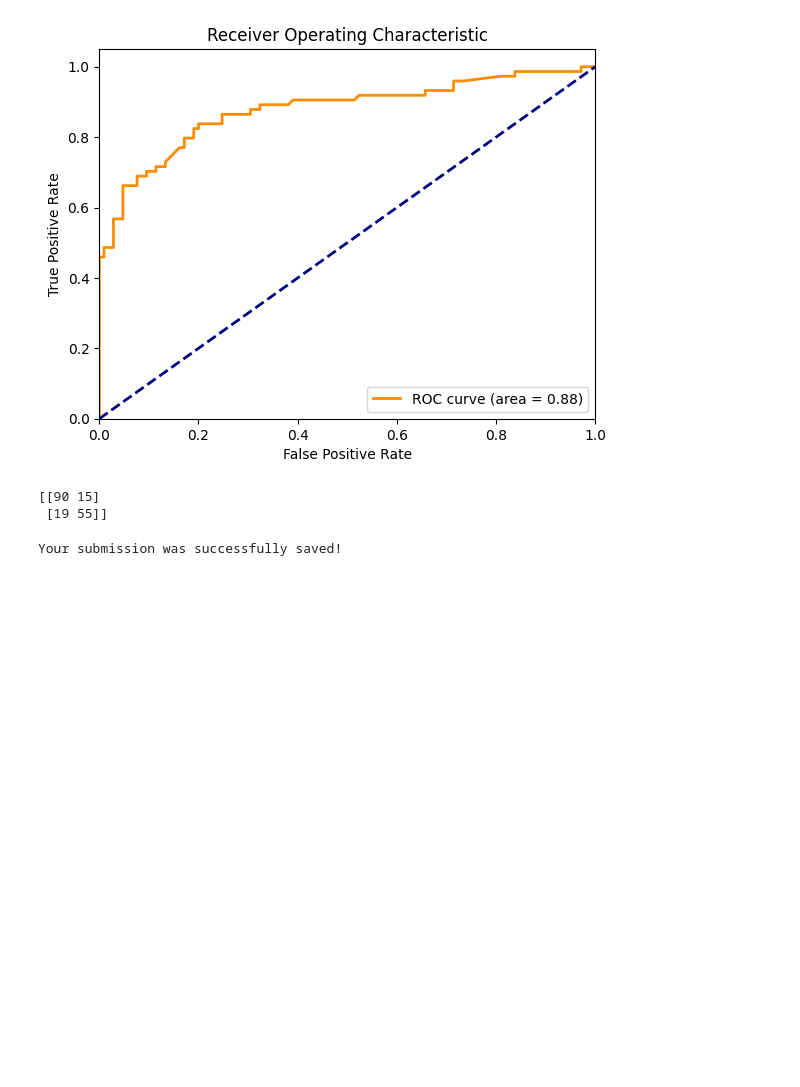
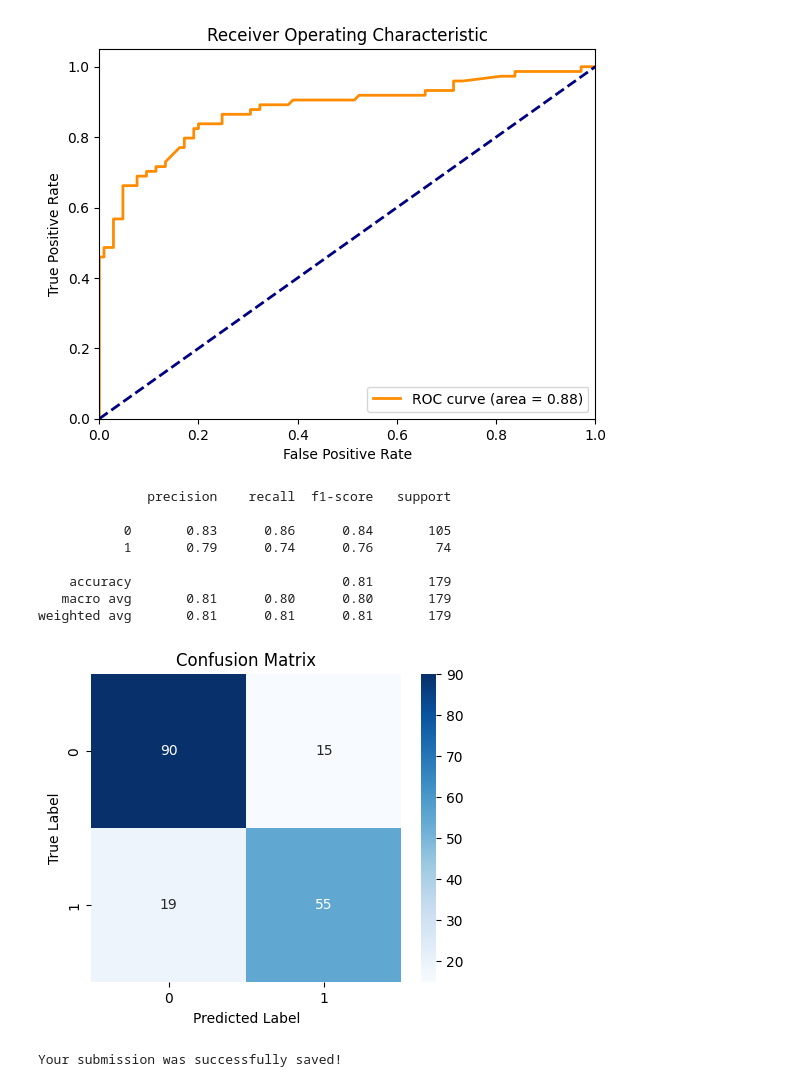
Before and after one commit to gluongo89/Kaggle_Titanic, a Jupyter notebook: Titanic_logistic.ipynb, the cells around one changed output. Cells and saved outputs as stored; diff of their text form; code cells hidden in the pictures; blank space fills up the shorter version.

Commit message:
Added_confusion_matrix_plot

```diff
--- a/Titanic_logistic.ipynb
+++ b/Titanic_logistic.ipynb
@@ -180,13 +180,30 @@ plt.show()
 # %% [output]
 [figure]
 # %%
-# Let's check the confusion matrix and print it
+# Let's check the classification report and print it
 y_pred = model_log.predict(X_test)
-confusion_mtx = confusion_matrix(y_test, y_pred)
-print(confusion_mtx)
+print(classification_report(y_test, y_pred))
 # %% [output]
-[[90 15]
- [19 55]]
+              precision    recall  f1-score   support
+
+           0       0.83      0.86      0.84       105
+           1       0.79      0.74      0.76        74
+
+    accuracy                           0.81       179
+   macro avg       0.81      0.80      0.80       179
+weighted avg       0.81      0.81      0.81       179
+# %%
+# Let's define and  plot the confusion matrix
+cm = confusion_matrix(y_test, y_pred)
+# Confusion Matrix Plot
+plt.figure(figsize=(5, 4))
+sns.heatmap(cm, annot=True, fmt='d', cmap='Blues', xticklabels=np.unique(y_train), yticklabels=np.unique(y_train))
+plt.title('Confusion Matrix')
+plt.xlabel('Predicted Label')
+plt.ylabel('True Label')
+plt.show()
+# %% [output]
+[figure, added]
 # %%
 # Let's test the model using the test.csv data set
 test_df = pd.read_csv('./data/test.csv')
```
Also changed, not shown: parts of 2 cells of this notebook.
